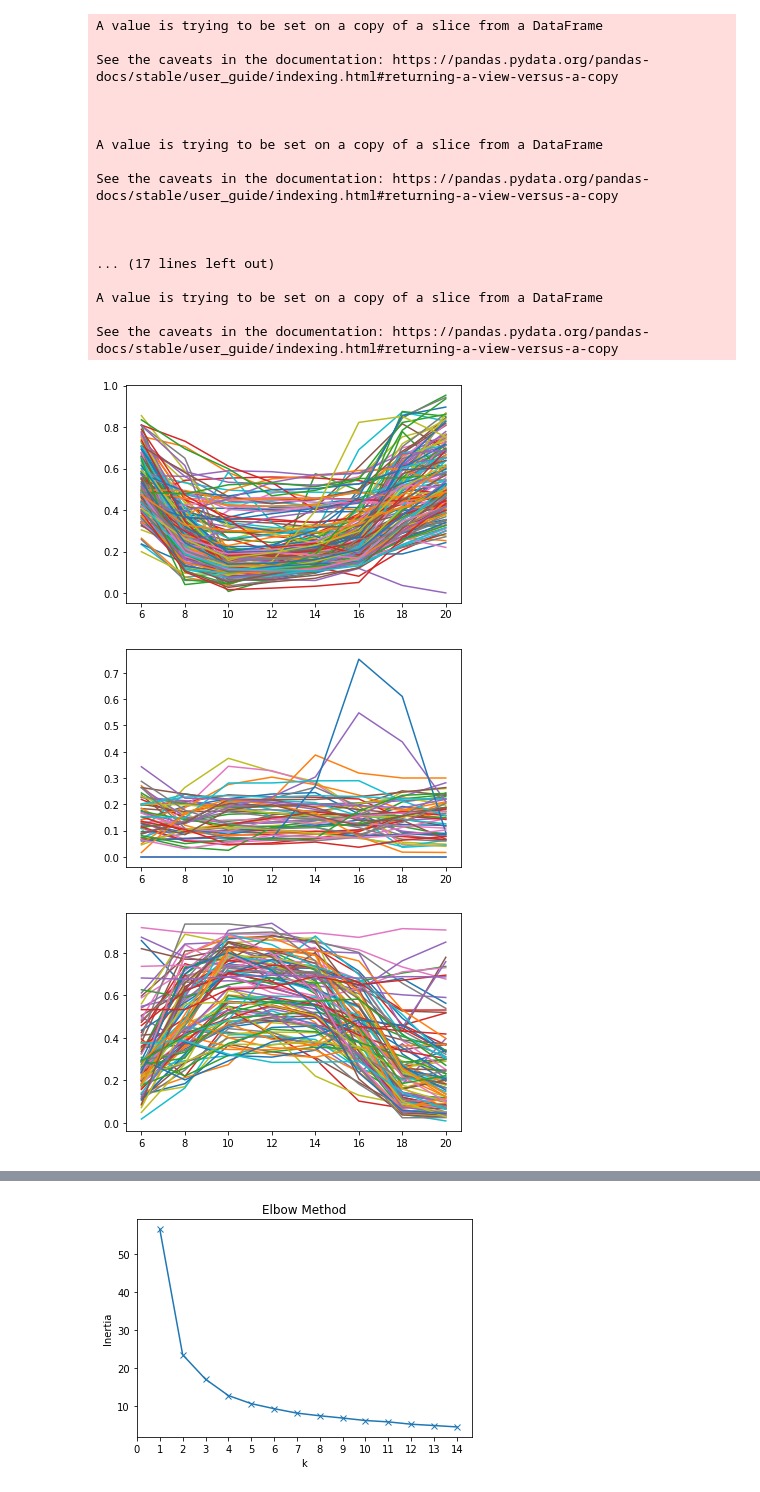
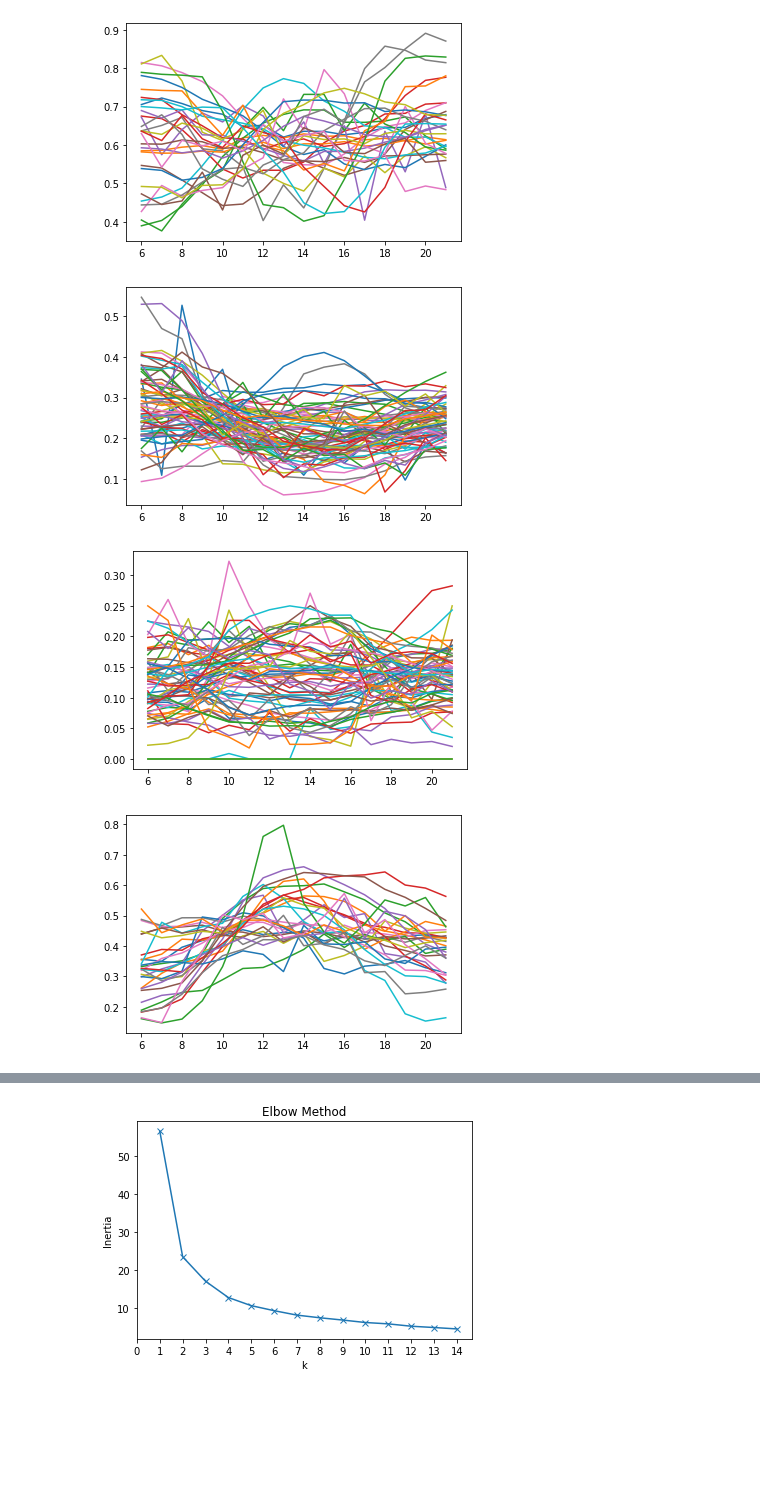
Before and after one commit to charles-v-phillips/citibike, a Jupyter notebook: robert/bike_availability_by_hour_weekend.ipynb, the cells around one changed output, grey strips where cells are left out. Cells and saved outputs as stored; diff of their text form; code cells hidden in the pictures; blank space fills up the shorter version.

Commit message:
cluster csv files weekday, weekend, total

```diff
--- a/robert/bike_availability_by_hour.ipynb
+++ b/robert/bike_availability_by_hour_weekend.ipynb
@@ -15,0 +9,2 @@ station_info['station_id'] = station_info['station_id'].astype(int)
+# %%
+kmeans = KMeans()
@@ -32,16 +37,16 @@ def pivot_table_k_means_elbow_plot(filename, borough):
     bike_avail_boro = bike_avail_boro[bike_avail_boro.isnull().sum(axis=1) == 0]
     bike_avail_boro = bike_avail_boro['avail_bikes_proportion']
     bike_avail_boro.drop([0,1,2,3,4,5,22,23], axis = 1, inplace = True)
-    bike_avail_boro['6-7'] = bike_avail_boro[[6,7]].mean(axis=1)
-    bike_avail_boro['8-9'] = bike_avail_boro[[8,9]].mean(axis=1)
-    bike_avail_boro['10-11'] = bike_avail_boro[[10,11]].mean(axis=1)
-    bike_avail_boro['12-13'] = bike_avail_boro[[12,13]].mean(axis=1)
-    bike_avail_boro['14-15'] = bike_avail_boro[[14,15]].mean(axis=1)
-    bike_avail_boro['16-17'] = bike_avail_boro[[16,17]].mean(axis=1)
-    bike_avail_boro['18-19'] = bike_avail_boro[[18,19]].mean(axis=1)
-    bike_avail_boro['20-21'] = bike_avail_boro[[20,21]].mean(axis=1)
+#    bike_avail_boro['6-7'] = bike_avail_boro[[6,7]].mean(axis=1)
+#    bike_avail_boro['8-9'] = bike_avail_boro[[8,9]].mean(axis=1)
+#    bike_avail_boro['10-11'] = bike_avail_boro[[10,11]].mean(axis=1)
+#    bike_avail_boro['12-13'] = bike_avail_boro[[12,13]].mean(axis=1)
+#    bike_avail_boro['14-15'] = bike_avail_boro[[14,15]].mean(axis=1)
+#    bike_avail_boro['16-17'] = bike_avail_boro[[16,17]].mean(axis=1)
+#    bike_avail_boro['18-19'] = bike_avail_boro[[18,19]].mean(axis=1)
+#    bike_avail_boro['20-21'] = bike_avail_boro[[20,21]].mean(axis=1)
 
-    bike_avail_boro.drop(list(range(6,22)), axis = 1, inplace = True)
+#    bike_avail_boro.drop(list(range(6,22)), axis = 1, inplace = True)
 
     X = bike_avail_boro
     inertia = []
@@ -64,12 +69,12 @@ def kmeans_cluster_plots(k, filename, borough):
     kmean = kmean.fit_predict(df)
     df['cluster'] = kmean
 
-    df['cluster'][df['cluster'] == 0] = 0
-    df['cluster'][df['cluster'] == 3] = 0
-    df['cluster'][df['cluster'] == 6] = 0
-    df['cluster'][df['cluster'] == 2] = 2
-    df['cluster'][df['cluster'] == 4] = 2
-    df['cluster'][df['cluster'] == 5] = 2
+#    df['cluster'][df['cluster'] == 0] = 0
+#    df['cluster'][df['cluster'] == 3] = 0
+#    df['cluster'][df['cluster'] == 6] = 0
+#    df['cluster'][df['cluster'] == 2] = 2
+#    df['cluster'][df['cluster'] == 4] = 2
+#    df['cluster'][df['cluster'] == 5] = 2
 
     copy = df.copy(deep = True)
     copy = copy.reset_index()
@@ -80,7 +85,8 @@ def kmeans_cluster_plots(k, filename, borough):
         cluster = df[df['cluster'] == i]
         cluster = np.array(cluster)
         for j in range(len(cluster)):
-            plt.plot(range(6,22,2), cluster[j][:-1])
+            #plt.plot(range(6,22,2), cluster[j][:-1])
+            plt.plot(range(6,22), cluster[j][:-1])
         plt.show()
 
     px.scatter_mapbox(copy,
@@ -88,7 +94,7 @@ def kmeans_cluster_plots(k, filename, borough):
                 lon = 'lon',
                  color = 'cluster',
                  mapbox_style = 'carto-positron',
-                 color_continuous_scale=['red','blue','black']
+                 color_continuous_scale=['red','orange','yellow','green','blue','purple','black']
                  #size = 'tot_docks'
                  ).show()
 # %%
@@ -112,3 +118,3 @@ pivot_table_k_means_elbow_plot('bike_availibility_average_per_hour_weekday_only.
 # %%
-kmeans_cluster_plots(7, 'bike_availibility_average_per_hour_weekday_only.csv', 'Manhattan')
+kmeans_cluster_plots(7, 'bike_availibility_average_per_hour_weekend_only.csv', 'Manhattan')
 # %% [output]
@@ -116,20 +122,4 @@ kmeans_cluster_plots(7, 'bike_availibility_average_per_hour_weekday_only.csv', '
-A value is trying to be set on a copy of a slice from a DataFrame
-
-See the caveats in the documentation: https://pandas.pydata.org/pandas-docs/stable/user_guide/indexing.html#returning-a-view-versus-a-copy
-
-
-
-A value is trying to be set on a copy of a slice from a DataFrame
-
-See the caveats in the documentation: https://pandas.pydata.org/pandas-docs/stable/user_guide/indexing.html#returning-a-view-versus-a-copy
-
-
-
-... (17 lines left out)
-
-A value is trying to be set on a copy of a slice from a DataFrame
-
-See the caveats in the documentation: https://pandas.pydata.org/pandas-docs/stable/user_guide/indexing.html#returning-a-view-versus-a-copy
-[figure, old version]
+[figure, new version]
-[figure, old version]
+[figure, new version]
-[figure, old version]
+[figure, new version]
+[figure, added]
```
Also changed, not shown: parts of 13 cells of this notebook, 7 other files.
